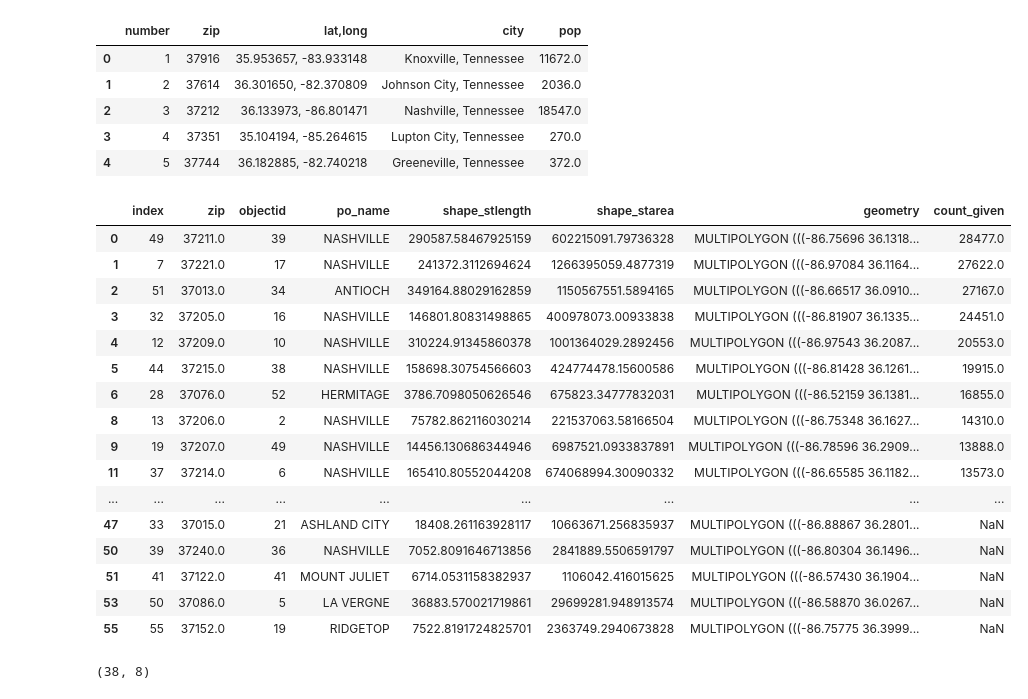
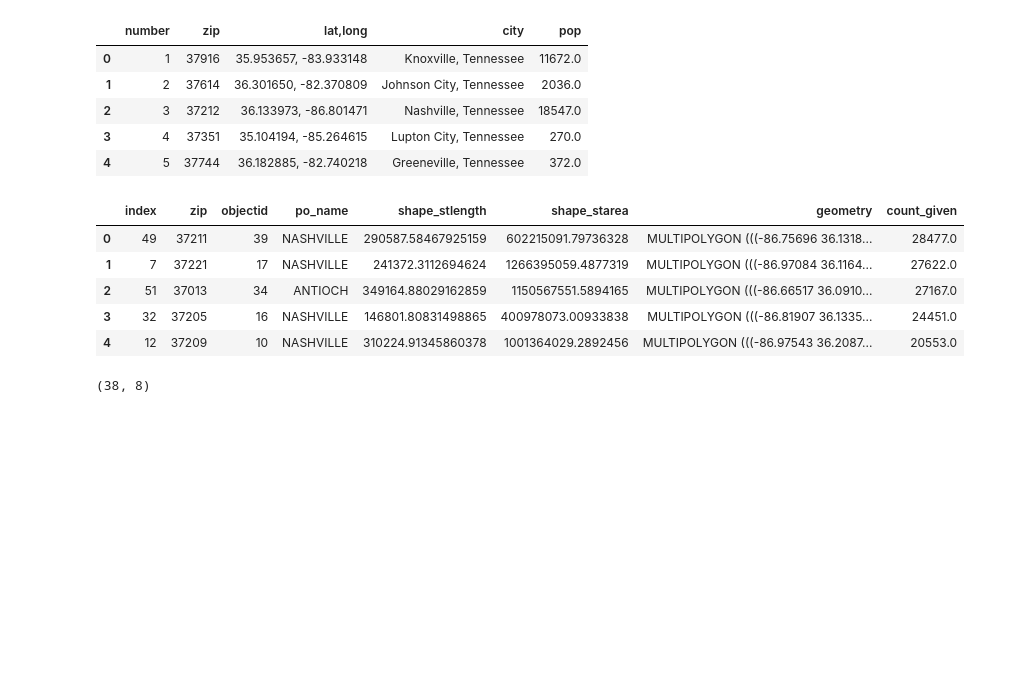
Before and after one commit to rghertel/nash-covid-cases-vaccines-pekka_pickled_peppers, a Jupyter notebook: Metro Area Covid Infections, Vaccinations, Other Factor Correlations.ipynb, the cells around one changed output. Saved outputs shown, nothing was run; the diff lists cells and outputs as text; code cells hidden in the pictures; blank space fills up the shorter version.

```diff
--- a/Metro Area Covid Infections, Vaccinations, Other Factor Correlations.ipynb
+++ b/Metro Area Covid Infections, Vaccinations, Other Factor Correlations.ipynb
@@ -37,5 +54,7 @@ covid_pos.head()
 # %%
+#COVID VACCINATIONS
 covid_vacc = pd.read_csv("data/vaccine_with_protocol.csv")
+covid_vacc['zipcode'] = covid_vacc['zipcode'].astype('str')
 covid_vacc.info()
 # %% [output]
 <class 'pandas.core.frame.DataFrame'>
@@ -53,6 +72,7 @@ memory usage: 261.6+ KB
 # %%
 #rename zipcode column to zip & verify/check null values
 covid_vacc = covid_vacc.rename(columns={'zipcode':'zip'})
+covid_vacc['zip'] = covid_vacc['zip'].apply(lambda x: x.split('.0')[0])
 covid_vacc.head()
 #covid_vacc.isnull().sum()
 # %% [output]
@@ -65,7 +85,11 @@ covid_vacc.head()
 # %%
 #group vaccinations by zip code
 covid_vacc_per_zip = covid_vacc.groupby('zip')['count_given'].sum().reset_index()
+covid_vacc_per_zip['zip'] = covid_vacc_per_zip['zip'].astype('str')
+#Why doesn't this work? covid_vacc_per_zip['zip'] = (covid_vacc_per_zip['zip'].str.split()).apply(lambda x: float(x[0].replace('.0', ''))) #DROP .0??
+#covid_vacc_per_zip['zip'] = covid_vacc_per_zip['zip'].apply(lambda x: x.split('.0')[0])
+
 covid_vacc_per_zip.head()
-#covid_vacc_per_zip.shape
+#covid_vacc_per_zip.shape (32 zips)
 # %% [output]
 |  | zip | count_given |
@@ -107,7 +154,3 @@ Data columns (total 6 columns):
  5   geometry        56 non-null     geometry
 dtypes: geometry(1), object(5)
 memory usage: 2.8+ KB
-# %%
-#cast zipcode as float in zipcodes
-zipcodes['zip'] = zipcodes['zip'].astype('float')
-zipcodes.info()
@@ -170,30 +211,20 @@ pop_by_zip.head()
 # %%
 #Combine zipcodes geodataframe with vaccincation dataframe to make choropleth plot
 #Using left merge to also see zips without vaccines or without reports of them
 #drop duplicate zips
 
+
 geo_vaccine = zipcodes.merge(covid_vacc_per_zip, on = 'zip', how='left')
 geo_vaccine = geo_vaccine.sort_values('count_given',ascending=False).reset_index()
 geo_vaccine = geo_vaccine.drop_duplicates('zip')
-geo_vaccine
+geo_vaccine.head()
 # %% [output]
 |  | index | zip | objectid | po_name | shape_stlength | shape_starea | geometry | count_given |
-| 0 | 49 | 37211.0 | 39 | NASHVILLE | 290587.58467925159 | 602215091.79736328 | MULTIPOLYGON (((-86.75696 36.1318... | 28477.0 |
-| 1 | 7 | 37221.0 | 17 | NASHVILLE | 241372.3112694624 | 1266395059.4877319 | MULTIPOLYGON (((-86.97084 36.1164... | 27622.0 |
-| 2 | 51 | 37013.0 | 34 | ANTIOCH | 349164.88029162859 | 1150567551.5894165 | MULTIPOLYGON (((-86.66517 36.0910... | 27167.0 |
-| 3 | 32 | 37205.0 | 16 | NASHVILLE | 146801.80831498865 | 400978073.00933838 | MULTIPOLYGON (((-86.81907 36.1335... | 24451.0 |
-| 4 | 12 | 37209.0 | 10 | NASHVILLE | 310224.91345860378 | 1001364029.2892456 | MULTIPOLYGON (((-86.97543 36.2087... | 20553.0 |
-| 5 | 44 | 37215.0 | 38 | NASHVILLE | 158698.30754566603 | 424774478.15600586 | MULTIPOLYGON (((-86.81428 36.1261... | 19915.0 |
-| 6 | 28 | 37076.0 | 52 | HERMITAGE | 3786.7098050626546 | 675823.34777832031 | MULTIPOLYGON (((-86.52159 36.1381... | 16855.0 |
-| 8 | 13 | 37206.0 | 2 | NASHVILLE | 75782.862116030214 | 221537063.58166504 | MULTIPOLYGON (((-86.75348 36.1627... | 14310.0 |
-| 9 | 19 | 37207.0 | 49 | NASHVILLE | 14456.130686344946 | 6987521.0933837891 | MULTIPOLYGON (((-86.78596 36.2909... | 13888.0 |
-| 11 | 37 | 37214.0 | 6 | NASHVILLE | 165410.80552044208 | 674068994.30090332 | MULTIPOLYGON (((-86.65585 36.1182... | 13573.0 |
-| ... | ... | ... | ... | ... | ... | ... | ... | ... |
-| 47 | 33 | 37015.0 | 21 | ASHLAND CITY | 18408.261163928117 | 10663671.256835937 | MULTIPOLYGON (((-86.88867 36.2801... | NaN |
-| 50 | 39 | 37240.0 | 36 | NASHVILLE | 7052.8091646713856 | 2841889.5506591797 | MULTIPOLYGON (((-86.80304 36.1496... | NaN |
-| 51 | 41 | 37122.0 | 41 | MOUNT JULIET | 6714.0531158382937 | 1106042.416015625 | MULTIPOLYGON (((-86.57430 36.1904... | NaN |
-| 53 | 50 | 37086.0 | 5 | LA VERGNE | 36883.570021719861 | 29699281.948913574 | MULTIPOLYGON (((-86.58870 36.0267... | NaN |
-| 55 | 55 | 37152.0 | 19 | RIDGETOP | 7522.8191724825701 | 2363749.2940673828 | MULTIPOLYGON (((-86.75775 36.3999... | NaN |
+| 0 | 49 | 37211 | 39 | NASHVILLE | 290587.58467925159 | 602215091.79736328 | MULTIPOLYGON (((-86.75696 36.1318... | 28477.0 |
+| 1 | 7 | 37221 | 17 | NASHVILLE | 241372.3112694624 | 1266395059.4877319 | MULTIPOLYGON (((-86.97084 36.1164... | 27622.0 |
+| 2 | 51 | 37013 | 34 | ANTIOCH | 349164.88029162859 | 1150567551.5894165 | MULTIPOLYGON (((-86.66517 36.0910... | 27167.0 |
+| 3 | 32 | 37205 | 16 | NASHVILLE | 146801.80831498865 | 400978073.00933838 | MULTIPOLYGON (((-86.81907 36.1335... | 24451.0 |
+| 4 | 12 | 37209 | 10 | NASHVILLE | 310224.91345860378 | 1001364029.2892456 | MULTIPOLYGON (((-86.97543 36.2087... | 20553.0 |
 # %%
 geo_vaccine.shape
 # %% [output]
```
Also changed, not shown: parts of 30 cells of this notebook, 4 other files.
